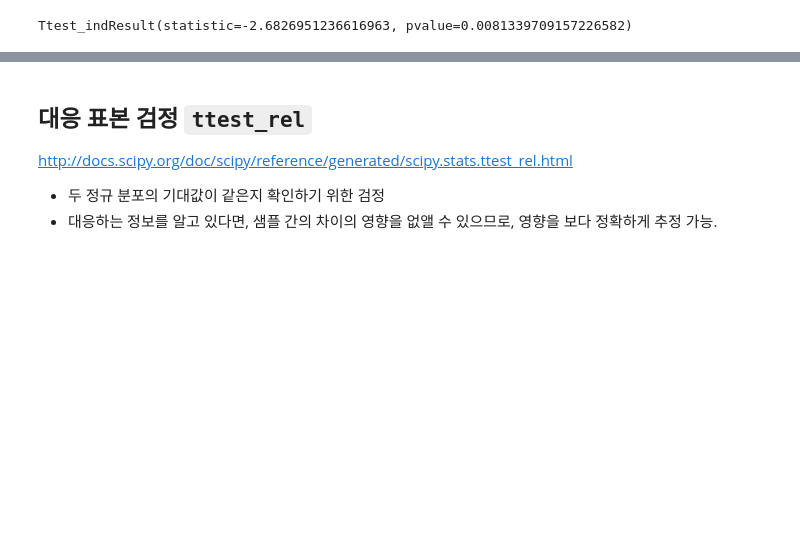
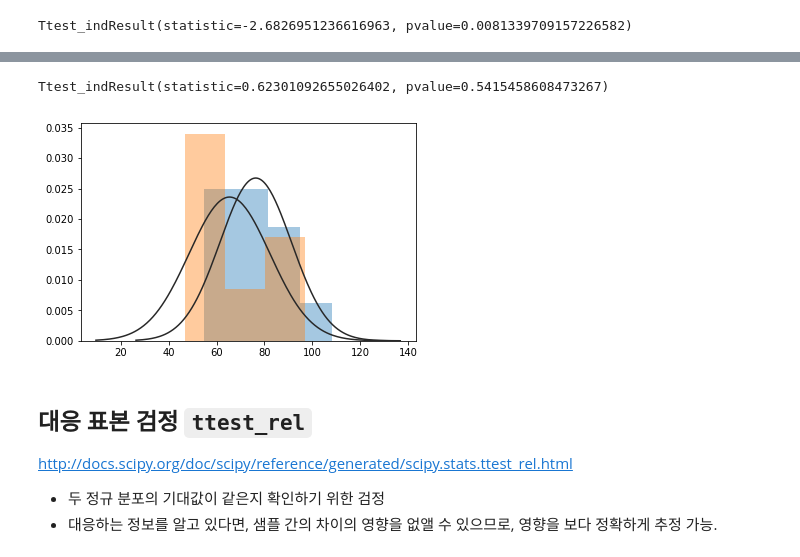
Before and after one commit to lucaseo/TIL, a Jupyter notebook: 3_math_for_datascience/06_Test_ParameterEstimation/20180226_06_03_basic_testing_SciPy.ipynb, the cells around one changed output, grey strips where cells are left out. Cells and saved outputs as stored; diff of their text form; code cells hidden in the pictures; blank space fills up the shorter version.

```diff
--- a/3_math_for_datascience/06_Test_ParameterEstimation/20180226_06_03_basic_testing_SciPy.ipynb
+++ b/3_math_for_datascience/06_Test_ParameterEstimation/20180226_06_03_basic_testing_SciPy.ipynb
@@ -221,3 +318,22 @@ Ttest_indResult(statistic=-2.6826951236616963, pvalue=0.0081339709157226582)
+# %%
+x1 = np.array([80, 75, 85, 50, 60, 75, 45, 70, 90, 95, 85, 80])
+x2 = np.array([80, 85, 70, 80, 35, 55, 80])
+
+sp.stats.ttest_ind(x1, x2, equal_var=True)
+
+# 54% 채택? Type 2 Error , N이 너무 적다
+# %% [output]
+Ttest_indResult(statistic=0.62301092655026402, pvalue=0.5415458608473267)
+# %%
+# 정규분포
+X = sp.stats.norm(x1.mean(), x1.std()).rvs(len(x1))
+Y = sp.stats.norm(x2.mean(), x2.std()).rvs(len(x2))
+
+sns.distplot(X, kde=False, fit=sp.stats.norm)
+sns.distplot(Y, kde=False, fit=sp.stats.norm)
+plt.show()
+# %% [output]
+[figure, added]
 # %% [markdown]
 ## 대응 표본 검정 `ttest_rel`
 
```
Also changed, not shown: parts of 17 cells of this notebook, 1 other file.
